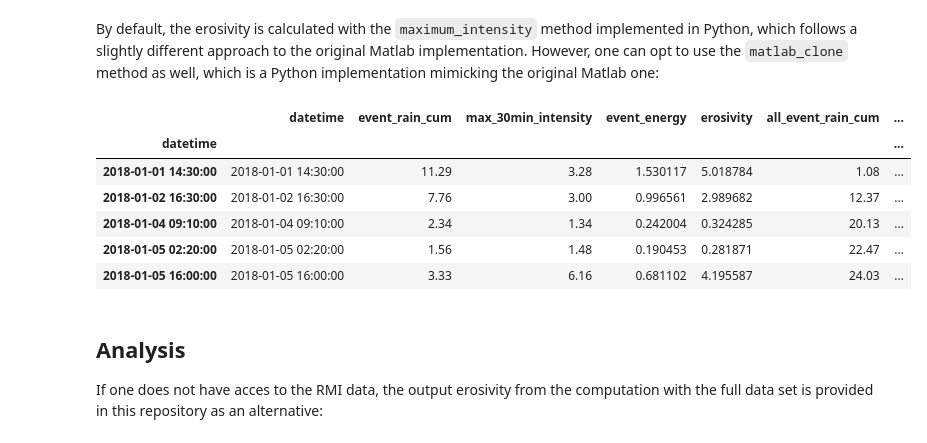
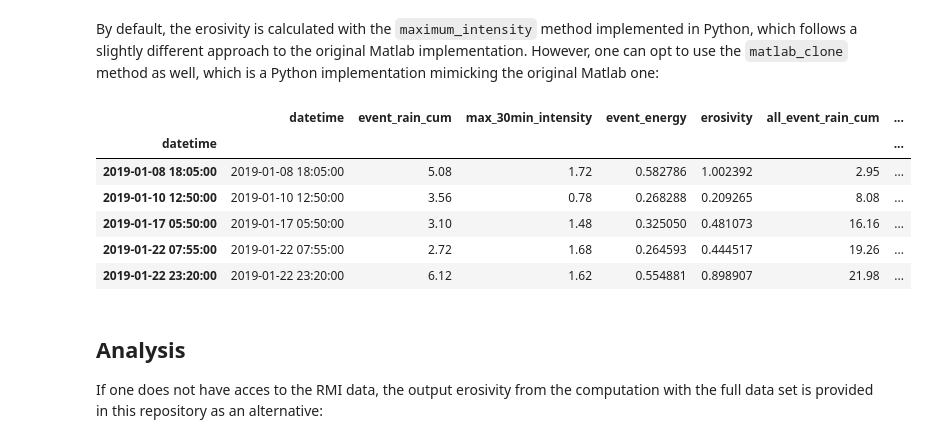
Before and after one commit to watem-sedem/rfactor, a Jupyter notebook: docs/notebooks/analysis_flanders.ipynb, the cells around one changed output. Saved outputs shown, nothing was run; the diff lists cells and outputs as text; code cells hidden in the pictures.

```diff
--- a/docs/notebooks/analysis_flanders.ipynb
+++ b/docs/notebooks/analysis_flanders.ipynb
@@ -60,7 +60,7 @@ fmap_rainfall =  Path(r"../../tests/data/test_rainfalldata")
 # %% [markdown]
 Use the `load_rain_folder` function to read all rain data in a folder:
 # %%
-all_rainfall = load_rain_folder(fmap_rainfall)
+all_rainfall = load_rain_folder(fmap_rainfall, load_rain_file_matlab_legacy)
 # %% [markdown]
 **Compute rainfall statistics** (and add station metadata)
 # %%
@@ -95,16 +107,16 @@ sel_rainfall.head()
 # %% [markdown]
 By default, the erosivity is calculated with the `maximum_intensity` method implemented in Python, which follows a slightly different approach to the original Matlab implementation. However, one can opt to use the `matlab_clone` method as well, which is a Python implementation mimicking the original Matlab one:
 # %%
-erosivity = compute_erosivity(sel_rainfall, maximum_intensity_matlab_clone)
+erosivity = compute_erosivity(all_rainfall, maximum_intensity_matlab_clone)
 erosivity.head()
 # %% [output]
 |  | datetime | event_rain_cum | max_30min_intensity | event_energy | erosivity | all_event_rain_cum | ... |
 | datetime |  |  |  |  |  |  | ... |
-| 2018-01-01 14:30:00 | 2018-01-01 14:30:00 | 11.29 | 3.28 | 1.530117 | 5.018784 | 1.08 | ... |
-| 2018-01-02 16:30:00 | 2018-01-02 16:30:00 | 7.76 | 3.00 | 0.996561 | 2.989682 | 12.37 | ... |
-| 2018-01-04 09:10:00 | 2018-01-04 09:10:00 | 2.34 | 1.34 | 0.242004 | 0.324285 | 20.13 | ... |
-| 2018-01-05 02:20:00 | 2018-01-05 02:20:00 | 1.56 | 1.48 | 0.190453 | 0.281871 | 22.47 | ... |
-| 2018-01-05 16:00:00 | 2018-01-05 16:00:00 | 3.33 | 6.16 | 0.681102 | 4.195587 | 24.03 | ... |
+| 2019-01-08 18:05:00 | 2019-01-08 18:05:00 | 5.08 | 1.72 | 0.582786 | 1.002392 | 2.95 | ... |
+| 2019-01-10 12:50:00 | 2019-01-10 12:50:00 | 3.56 | 0.78 | 0.268288 | 0.209265 | 8.08 | ... |
+| 2019-01-17 05:50:00 | 2019-01-17 05:50:00 | 3.10 | 1.48 | 0.325050 | 0.481073 | 16.16 | ... |
+| 2019-01-22 07:55:00 | 2019-01-22 07:55:00 | 2.72 | 1.68 | 0.264593 | 0.444517 | 19.26 | ... |
+| 2019-01-22 23:20:00 | 2019-01-22 23:20:00 | 6.12 | 1.62 | 0.554881 | 0.898907 | 21.98 | ... |
 # %% [markdown]
 ## Analysis
 
```
Also changed, not shown: parts of 7 cells of this notebook, 2 other files.
